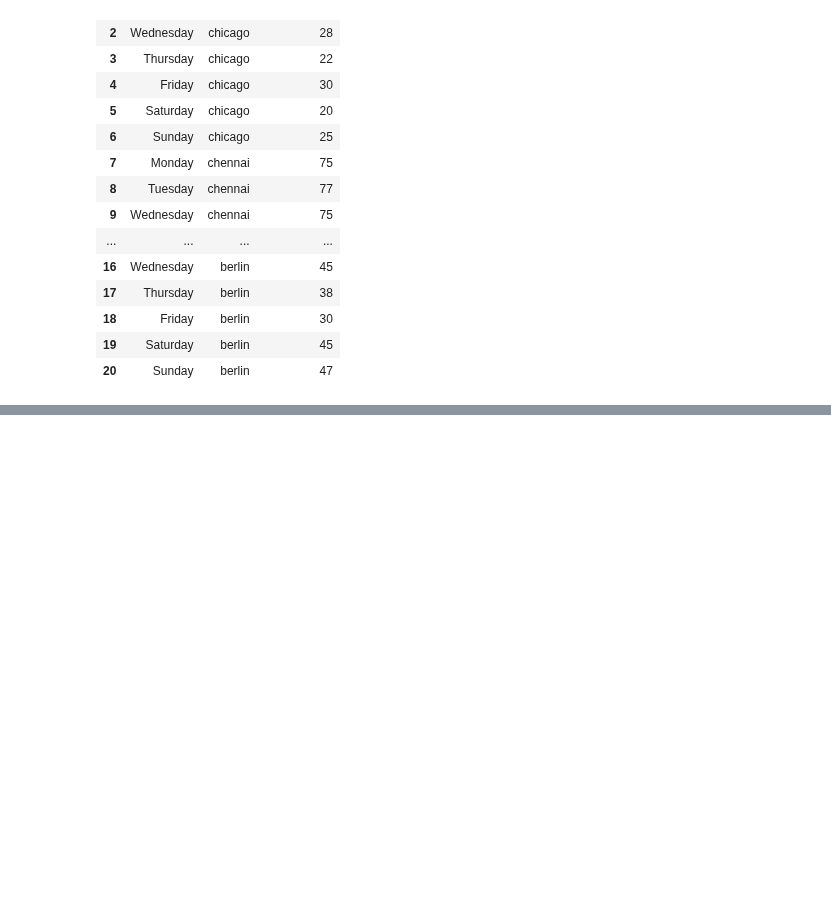
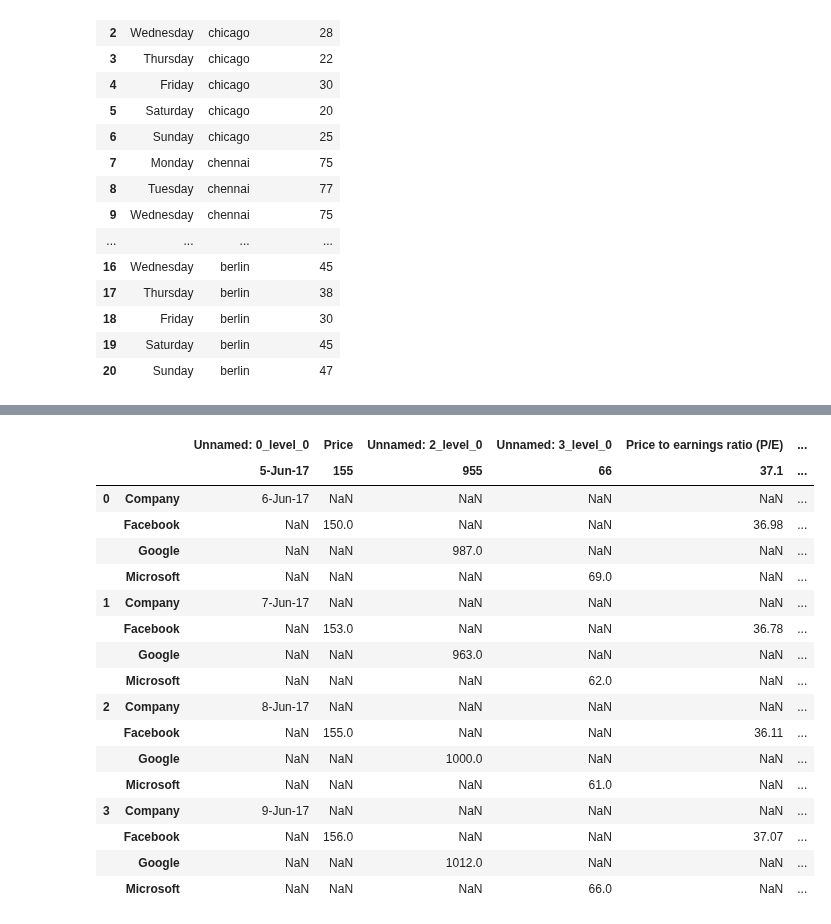
Before and after one commit to Tanay-Dwivedi/DADS-practice, a Jupyter notebook: Python/Pandas/pandas_practice4.ipynb, the cells around one changed output, grey strips where cells are left out. Saved outputs shown, nothing was run; the diff lists cells and outputs as text; code cells hidden in the pictures; blank space fills up the shorter version.

```diff
--- a/Python/Pandas/pandas_practice4.ipynb
+++ b/Python/Pandas/pandas_practice4.ipynb
@@ -214,0 +348,21 @@ dff
+# %%
+df.stack(level=1)
+# %% [output]
+|  |  | Unnamed: 0_level_0 | Price | Unnamed: 2_level_0 | Unnamed: 3_level_0 | Price to earnings ratio (P/E) | ... |
+|  |  | 5-Jun-17 | 155 | 955 | 66 | 37.1 | ... |
+| 0 | Company | 6-Jun-17 | NaN | NaN | NaN | NaN | ... |
+|  | Facebook | NaN | 150.0 | NaN | NaN | 36.98 | ... |
+|  | Google | NaN | NaN | 987.0 | NaN | NaN | ... |
+|  | Microsoft | NaN | NaN | NaN | 69.0 | NaN | ... |
+| 1 | Company | 7-Jun-17 | NaN | NaN | NaN | NaN | ... |
+|  | Facebook | NaN | 153.0 | NaN | NaN | 36.78 | ... |
+|  | Google | NaN | NaN | 963.0 | NaN | NaN | ... |
+|  | Microsoft | NaN | NaN | NaN | 62.0 | NaN | ... |
+| 2 | Company | 8-Jun-17 | NaN | NaN | NaN | NaN | ... |
+|  | Facebook | NaN | 155.0 | NaN | NaN | 36.11 | ... |
+|  | Google | NaN | NaN | 1000.0 | NaN | NaN | ... |
+|  | Microsoft | NaN | NaN | NaN | 61.0 | NaN | ... |
+| 3 | Company | 9-Jun-17 | NaN | NaN | NaN | NaN | ... |
+|  | Facebook | NaN | 156.0 | NaN | NaN | 37.07 | ... |
+|  | Google | NaN | NaN | 1012.0 | NaN | NaN | ... |
+|  | Microsoft | NaN | NaN | NaN | 66.0 | NaN | ... |
```
Also changed, not shown: parts of 11 cells of this notebook, 1 other file.
